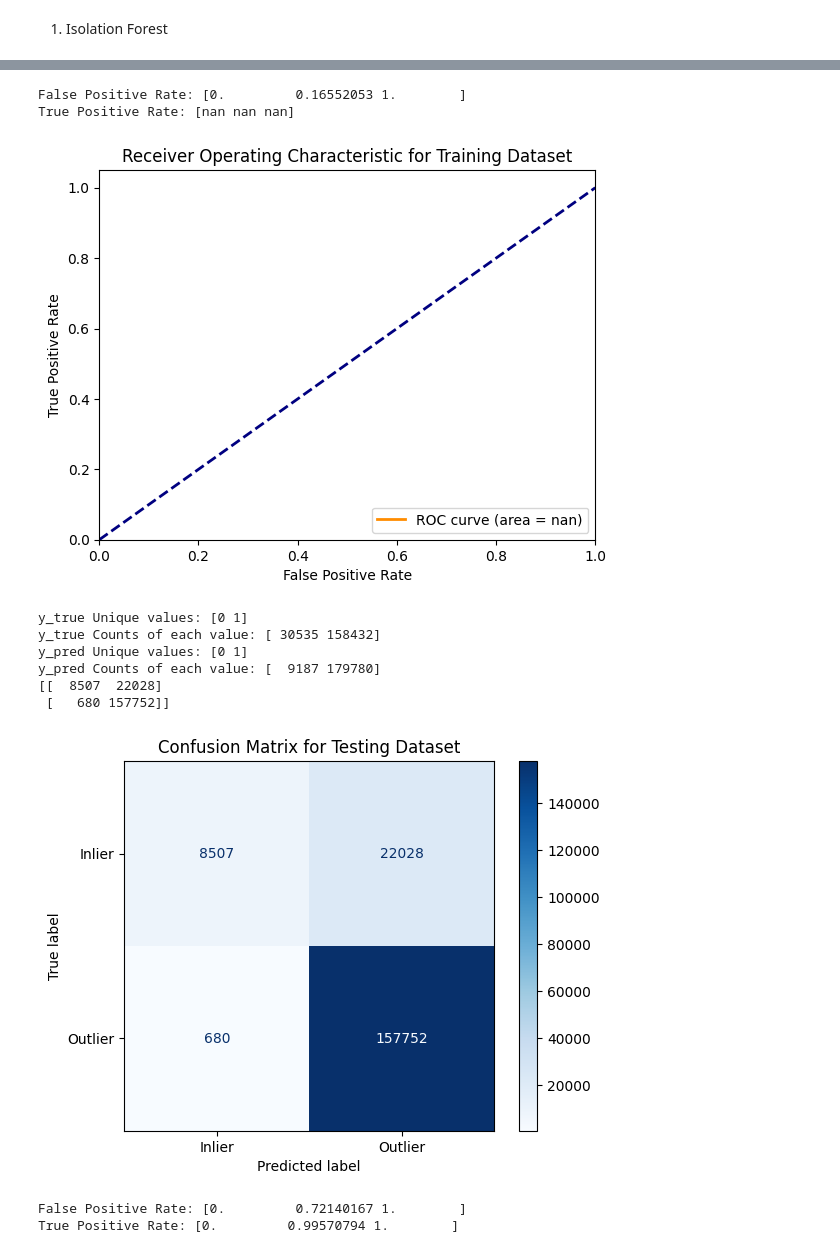
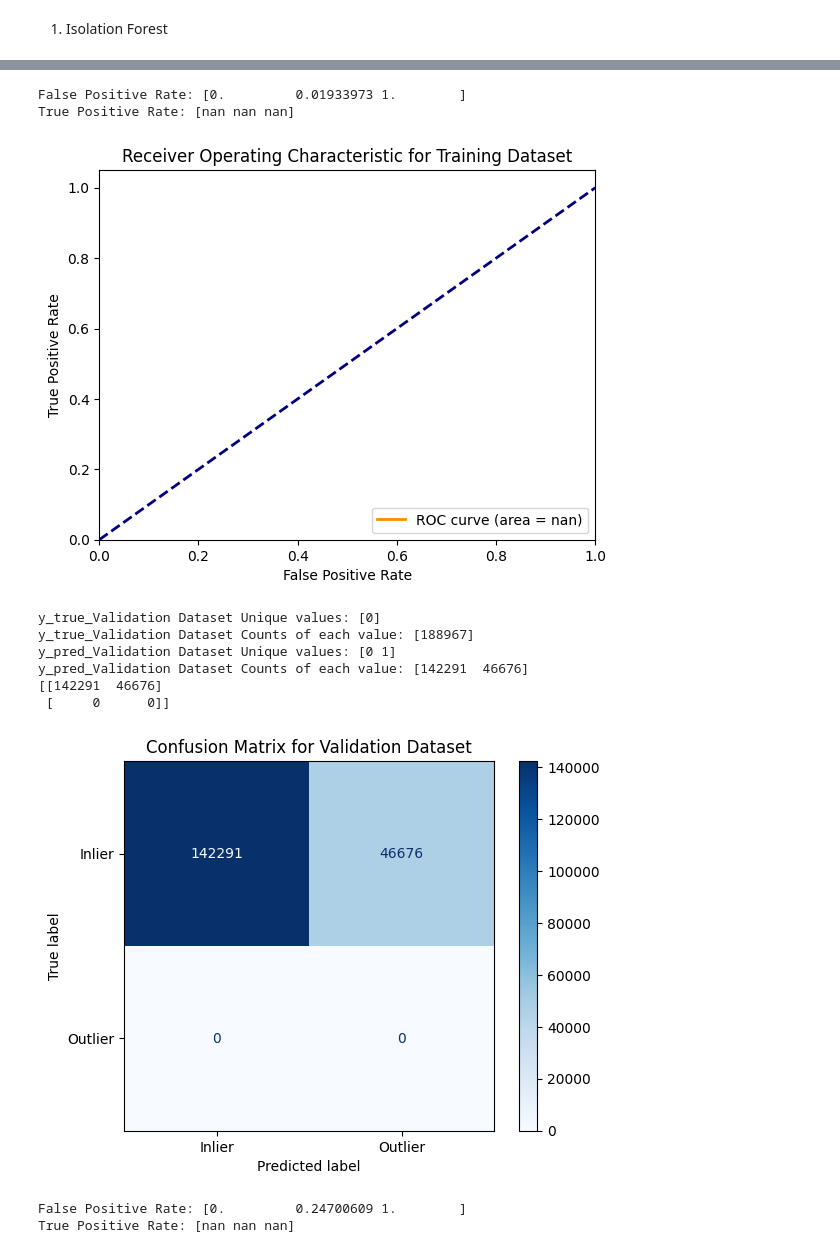
Before and after one commit to pinknwhite-franko/beth-dataset-anamoly-detection, a Jupyter notebook: model_training.ipynb, the cells around one changed output, grey strips where cells are left out. Saved outputs shown, nothing was run; the diff lists cells and outputs as text; code cells hidden in the pictures.

Commit message:
generate the parent process table based on the previous process in both train, validation and test dataset. 76-80% accuracy in training and validation, but classfied all of the test as malicious

```diff
--- a/model_training.ipynb
+++ b/model_training.ipynb
@@ -21,7 +21,6 @@ current_directory = os.getcwd()
 file_path = f'{current_directory}/datasets/raw'
 file = f"{file_path}/labelled_training_data.csv"
 df_train = pd.read_csv(file, header=0)
-
 y_train = df_train['evil']
 X_train = df_train.drop(columns=['sus', 'evil'])
 
@@ -31,5 +30,12 @@ file = f"{file_path}/labelled_testing_data.csv"
 df_test = pd.read_csv(file, header=0)
 y_test = df_test['evil']
 X_test = df_test.drop(columns=['sus', 'evil'])
+
+# Get the source file path
+file_path = f'{current_directory}/datasets/raw'
+file = f"{file_path}/labelled_validation_data.csv"
+df_validation = pd.read_csv(file, header=0)
+y_validation = df_validation['evil']
+X_validation = df_validation.drop(columns=['sus', 'evil'])
 # %% [markdown]
 2. build features
@@ -63,9 +54,9 @@ scale_cols = [
 ]
 
 passthrough_cols = [
-    "hostName_hash",
-    "processName_hash",
-    "parentProcessName_hash",
+    # "hostName_hash",
+    # "processName_hash",
+    # "parentProcessName_hash",
     "is_system_process",
     "is_parent_system_process",
     "userId_binary",
@@ -92,14 +83,12 @@ model = Pipeline([
     ("scaler", scaler),
     ("iforest", IsolationForest(
             n_estimators=300,
-            contamination="auto",
+            contamination=0.02,
             max_features=0.7,
             random_state=2000
         ))
 
 ])
-# %%
-y_pred_train = model.fit(X_train)
 # %%
 # Perform fit on X _train and returns labels for y_pred.
 y_pred_train = model.fit_predict(X_train)
@@ -105,0 +99,3 @@ y_pred_train = model.fit_predict(X_train)
+# %%
+# Perform fit on X _train and returns labels for y_pred.
+y_pred_validation= model.predict(X_validation)
@@ -166,4 +157,5 @@ def evaluate_model(y_true, y_pred, dataset_type="Dataset"):
 # %%
 evaluate_model(y_train, y_pred_train, dataset_type="Training Dataset")
-evaluate_model(y_test, y_pred_test, dataset_type="Testing Dataset")
+evaluate_model(y_validation, y_pred_validation, dataset_type="Validation Dataset")
+evaluate_model(y_test, y_pred_test, dataset_type="Test Dataset")
 # %% [output]
@@ -177,12 +169,12 @@ y_pred Counts of each value: [636828 126316]
-False Positive Rate: [0.         0.16552053 1.        ]
+False Positive Rate: [0.         0.01933973 1.        ]
 True Positive Rate: [nan nan nan]
 [figure]
-y_true Unique values: [0 1]
-y_true Counts of each value: [ 30535 158432]
-y_pred Unique values: [0 1]
-y_pred Counts of each value: [  9187 179780]
-[[  8507  22028]
- [   680 157752]]
+y_true_Validation Dataset Unique values: [0]
+y_true_Validation Dataset Counts of each value: [188967]
+y_pred_Validation Dataset Unique values: [0 1]
+y_pred_Validation Dataset Counts of each value: [142291  46676]
+[[142291  46676]
+ [     0      0]]
-[figure, old version]
+[figure, new version]
-False Positive Rate: [0.         0.72140167 1.        ]
-True Positive Rate: [0.         0.99570794 1.        ]
+False Positive Rate: [0.         0.24700609 1.        ]
+True Positive Rate: [nan nan nan]
```
Also changed, not shown: parts of 8 cells of this notebook, 2 other files.
